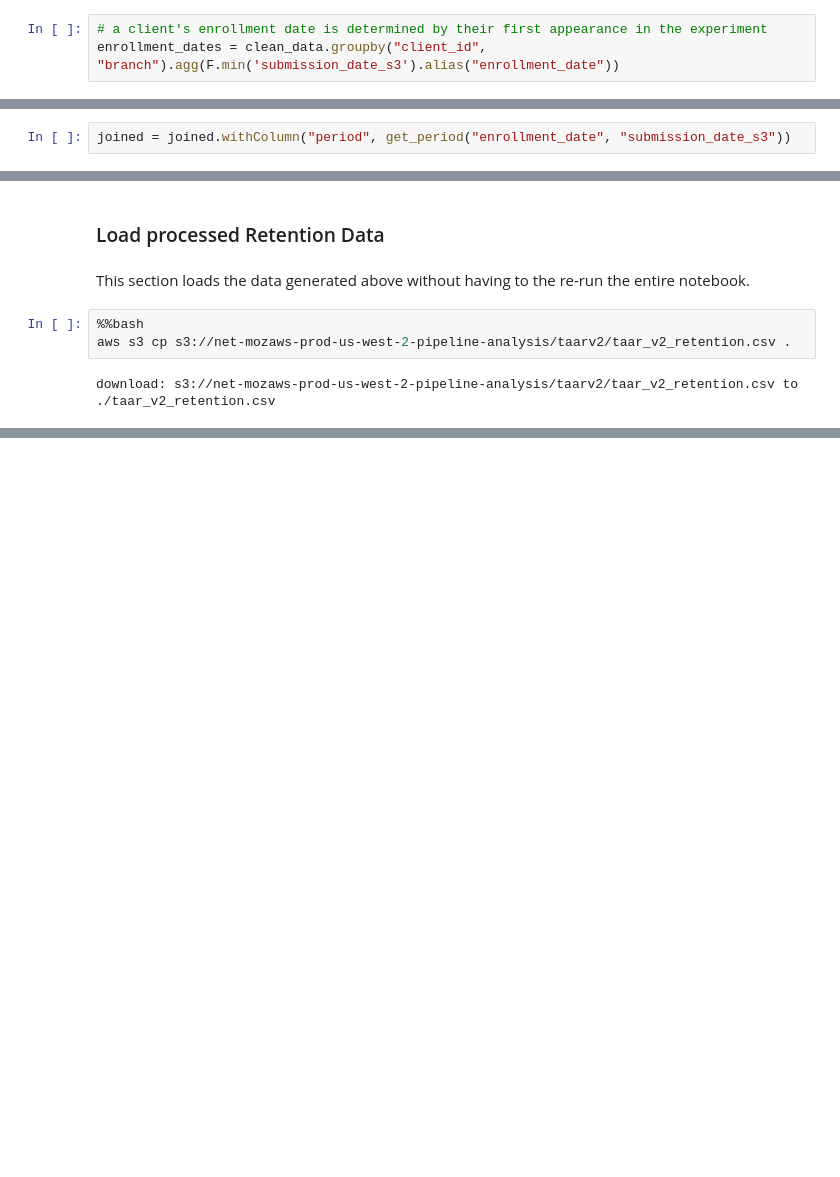
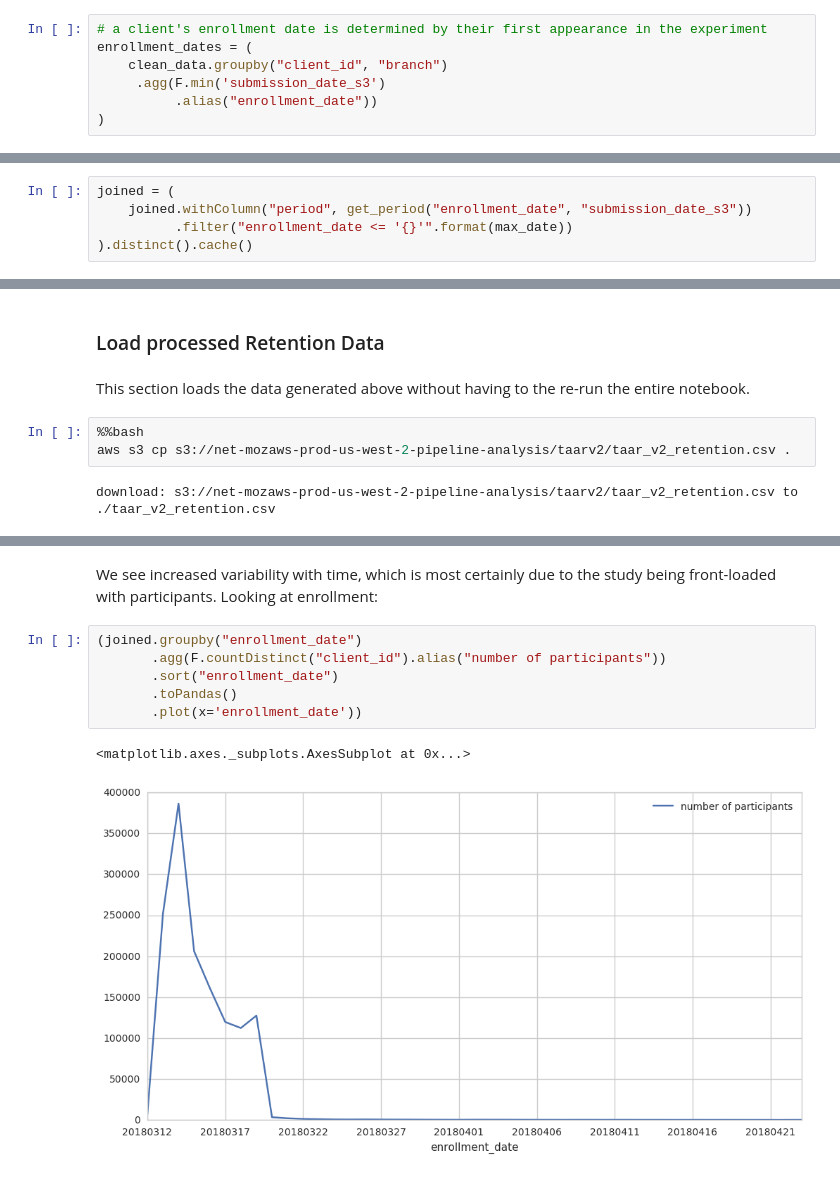
Before and after one commit to mozilla/taar, a Jupyter notebook: analysis/TAARExperimentV2Retention.ipynb, the cells around one changed output, grey strips where cells are left out. Saved outputs shown, nothing was run; the diff lists cells and outputs as text; blank space fills up the shorter version.

```diff
--- a/analysis/TAARExperimentV2Retention.ipynb
+++ b/analysis/TAARExperimentV2Retention.ipynb
@@ -110,6 +147,10 @@ ms = (
 )
 # %%
 # a client's enrollment date is determined by their first appearance in the experiment
-enrollment_dates = clean_data.groupby("client_id", "branch").agg(F.min('submission_date_s3').alias("enrollment_date"))
+enrollment_dates = (
+    clean_data.groupby("client_id", "branch")
+     .agg(F.min('submission_date_s3')
+          .alias("enrollment_date"))
+)
 # %%
 # join main_summary to exp data
@@ -130,2 +171,5 @@ Perform 6-week retention analysis based on [this example](https://docs.telemetry
 # %%
-joined = joined.withColumn("period", get_period("enrollment_date", "submission_date_s3"))
+joined = (
+    joined.withColumn("period", get_period("enrollment_date", "submission_date_s3"))
+          .filter("enrollment_date <= '{}'".format(max_date))
+).distinct().cache()
@@ -195,0 +280,11 @@ ret[ret.period == 6.0].sort_values("retention", ascending=False)
+# %% [markdown]
+We see increased variability with time, which is most certainly due to the study being front-loaded with participants. Looking at enrollment:
+# %%
+(joined.groupby("enrollment_date")
+       .agg(F.countDistinct("client_id").alias("number of participants"))
+       .sort("enrollment_date")
+       .toPandas()
+       .plot(x='enrollment_date'))
+# %% [output]
+<matplotlib.axes._subplots.AxesSubplot at 0x...>
+[figure, added]
```
Also changed, not shown: parts of 28 cells of this notebook.
